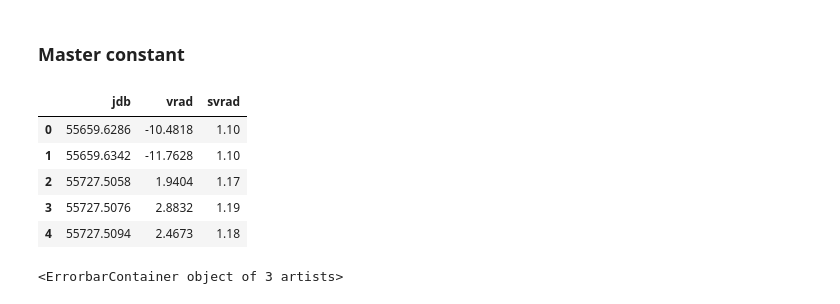
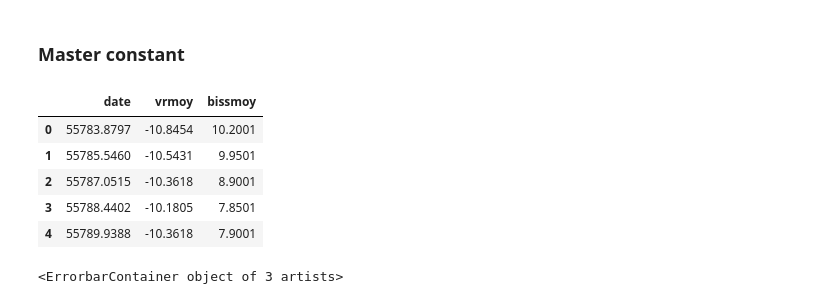
Before and after one commit to juanserrano90/sophieML, a Jupyter notebook: tests-1planet.ipynb, the cells around one changed output. Saved outputs shown, nothing was run; the diff lists cells and outputs as text; code cells hidden in the pictures.

```diff
--- a/tests-1planet.ipynb
+++ b/tests-1planet.ipynb
@@ -76,14 +76,15 @@ stars
 # %% [markdown]
 ### Master constant
 # %%
-master = pd.read_table('master_constant.rdb')
-master.head()
+master_old = pd.read_table('master_constant.rdb')
+master_new = pd.read_table('vrconstantes_mayo24.rdb')
+master_new.head()
 # %% [output]
-|  | jdb | vrad | svrad |
-| 0 | 55659.6286 | -10.4818 | 1.10 |
-| 1 | 55659.6342 | -11.7628 | 1.10 |
-| 2 | 55727.5058 | 1.9404 | 1.17 |
-| 3 | 55727.5076 | 2.8832 | 1.19 |
-| 4 | 55727.5094 | 2.4673 | 1.18 |
+|  | date | vrmoy | bissmoy |
+| 0 | 55783.8797 | -10.8454 | 10.2001 |
+| 1 | 55785.5460 | -10.5431 | 9.9501 |
+| 2 | 55787.0515 | -10.3618 | 8.9001 |
+| 3 | 55788.4402 | -10.1805 | 7.8501 |
+| 4 | 55789.9388 | -10.3618 | 7.9001 |
 # %%
 fig, ax = plt.subplots(1, 1, figsize=(14, 5))
```
Also changed, not shown: parts of 10 cells of this notebook, 2 other files.
